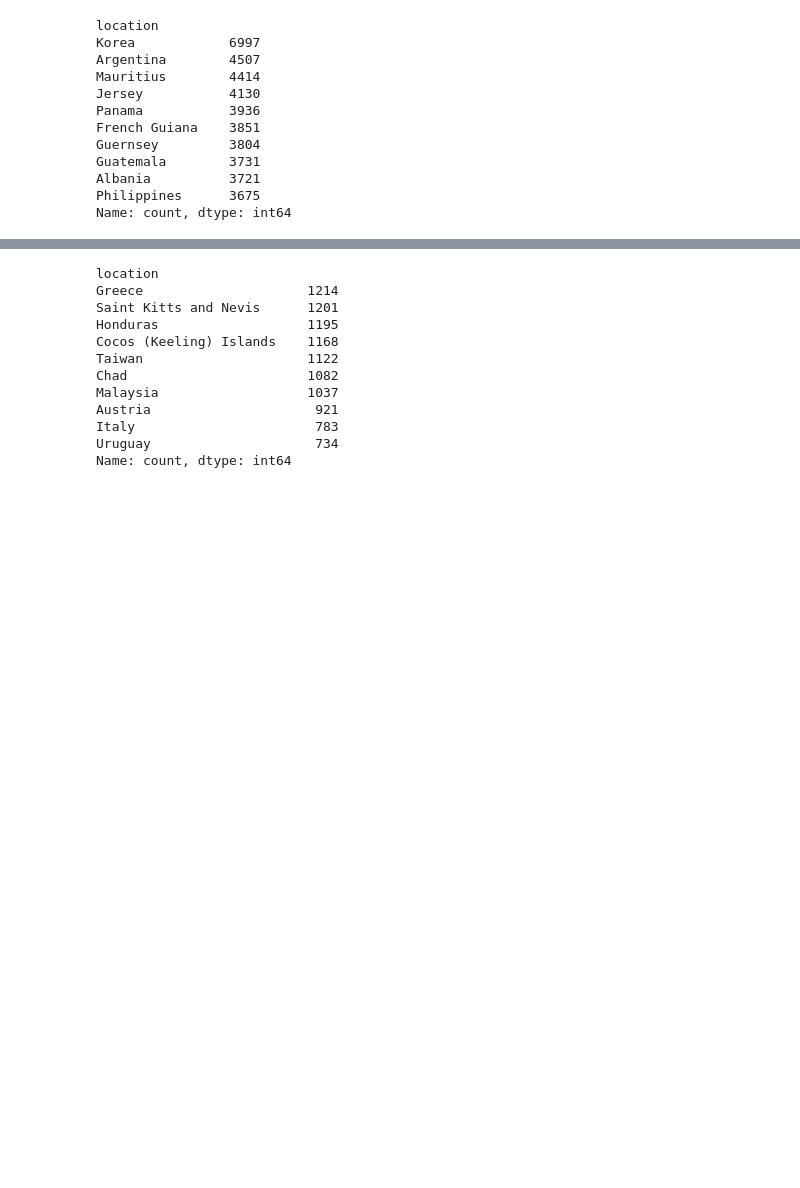
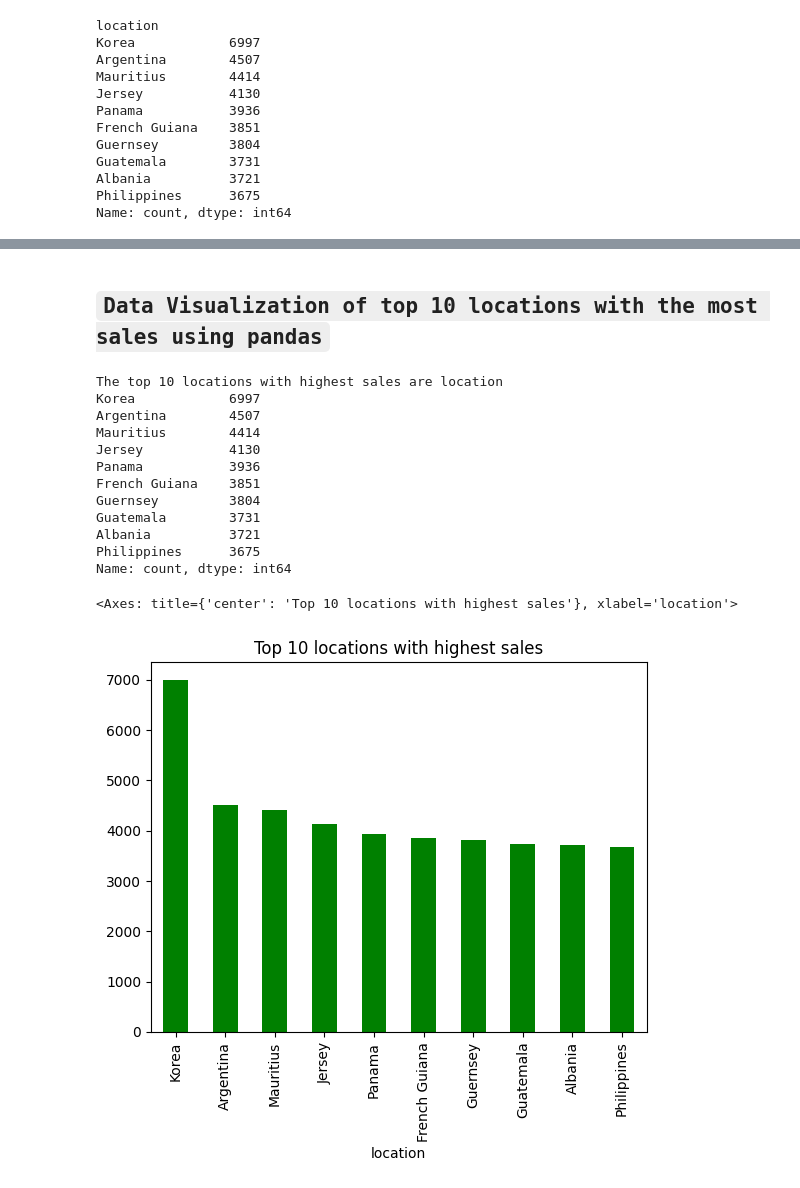
Before and after one commit to DuoDduo/AI-fellowship-module-2, a Jupyter notebook: Tasks/Task15/task_15.ipynb, the cells around one changed output, grey strips where cells are left out. Saved outputs shown, nothing was run; the diff lists cells and outputs as text; code cells hidden in the pictures; blank space fills up the shorter version.

```diff
--- a/Tasks/Task15/task_15.ipynb
+++ b/Tasks/Task15/task_15.ipynb
@@ -164,20 +227,25 @@ Name: count, dtype: int64
+# %% [markdown]
+## `Data Visualization of top 10 locations with the most sales using pandas`
 # %%
-# this checks the top 10 countries with highest sales
+# this checks the top 10 locations with highest sales
 sales.index.value_counts().head(10)
-
-# this checks the bottom 10 countries with highest sales
-sales.index.value_counts().tail(10)
+print(f"The top 10 locations with highest sales are {sales.index.value_counts().head(10)}")
 # %% [output]
-location
-Greece                     1214
-Saint Kitts and Nevis      1201
-Honduras                   1195
-Cocos (Keeling) Islands    1168
-Taiwan                     1122
-Chad                       1082
-Malaysia                   1037
-Austria                     921
-Italy                       783
-Uruguay                     734
+The top 10 locations with highest sales are location
+Korea            6997
+Argentina        4507
+Mauritius        4414
+Jersey           4130
+Panama           3936
+French Guiana    3851
+Guernsey         3804
+Guatemala        3731
+Albania          3721
+Philippines      3675
 Name: count, dtype: int64
+# %%
+sales.index.value_counts().head(10).plot(kind = "bar", color = "green", title = "Top 10 locations with highest sales")
+# %% [output]
+<Axes: title={'center': 'Top 10 locations with highest sales'}, xlabel='location'>
+[figure, added]
 # %% [markdown]
```
Also changed, not shown: parts of 35 cells of this notebook.
